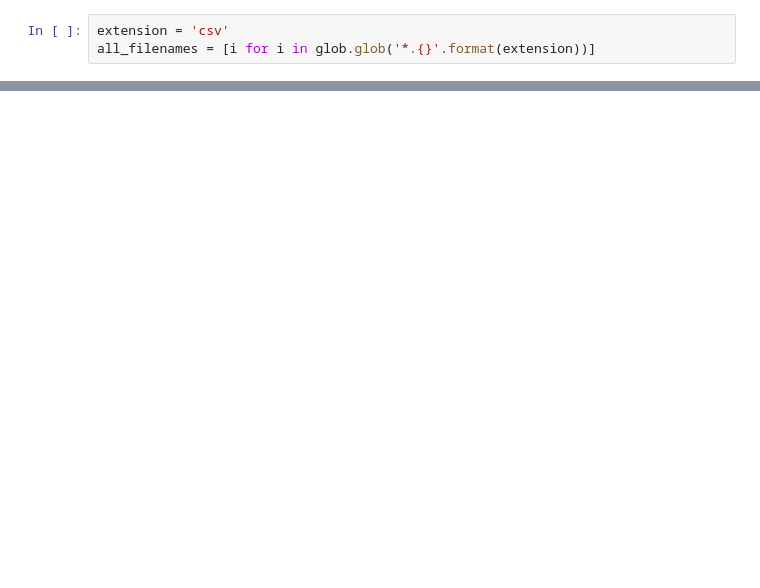
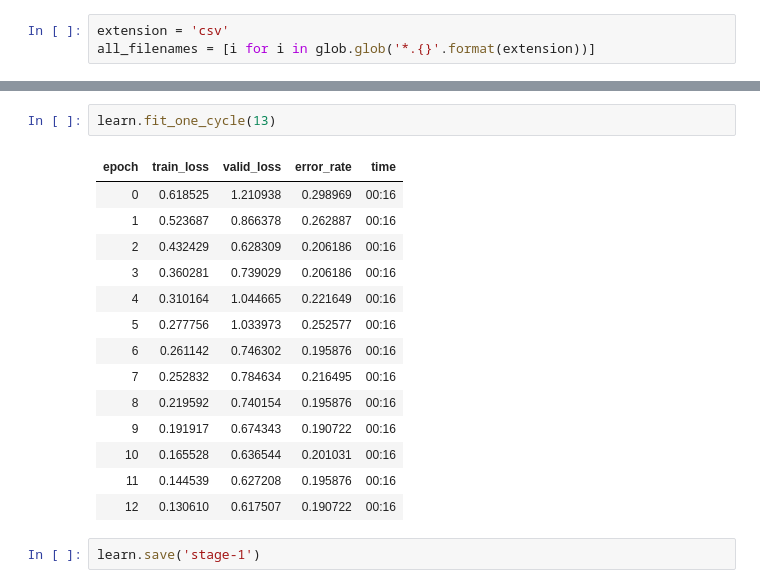
Before and after one commit to Murtaza-Husain1/Super-Saiyan-Classifier, a Jupyter notebook: Super_Saiyan_Classifier.ipynb, the cells around one changed output, grey strips where cells are left out. Saved outputs shown, nothing was run; the diff lists cells and outputs as text; blank space fills up the shorter version.

```diff
--- a/Super_Saiyan_Classifier.ipynb
+++ b/Super_Saiyan_Classifier.ipynb
@@ -71,0 +169,19 @@ array(['h_988', 'http://rubberslug.s3.amazonaws.com/user/6/63cab97f277413aa0c829
+# %%
+learn.fit_one_cycle(13)
+# %% [output]
+| epoch | train_loss | valid_loss | error_rate | time |
+| 0 | 0.618525 | 1.210938 | 0.298969 | 00:16 |
+| 1 | 0.523687 | 0.866378 | 0.262887 | 00:16 |
+| 2 | 0.432429 | 0.628309 | 0.206186 | 00:16 |
+| 3 | 0.360281 | 0.739029 | 0.206186 | 00:16 |
+| 4 | 0.310164 | 1.044665 | 0.221649 | 00:16 |
+| 5 | 0.277756 | 1.033973 | 0.252577 | 00:16 |
+| 6 | 0.261142 | 0.746302 | 0.195876 | 00:16 |
+| 7 | 0.252832 | 0.784634 | 0.216495 | 00:16 |
+| 8 | 0.219592 | 0.740154 | 0.195876 | 00:16 |
+| 9 | 0.191917 | 0.674343 | 0.190722 | 00:16 |
+| 10 | 0.165528 | 0.636544 | 0.201031 | 00:16 |
+| 11 | 0.144539 | 0.627208 | 0.195876 | 00:16 |
+| 12 | 0.130610 | 0.617507 | 0.190722 | 00:16 |
+# %%
+learn.save('stage-1')
```
Also changed, not shown: parts of 42 cells of this notebook.
